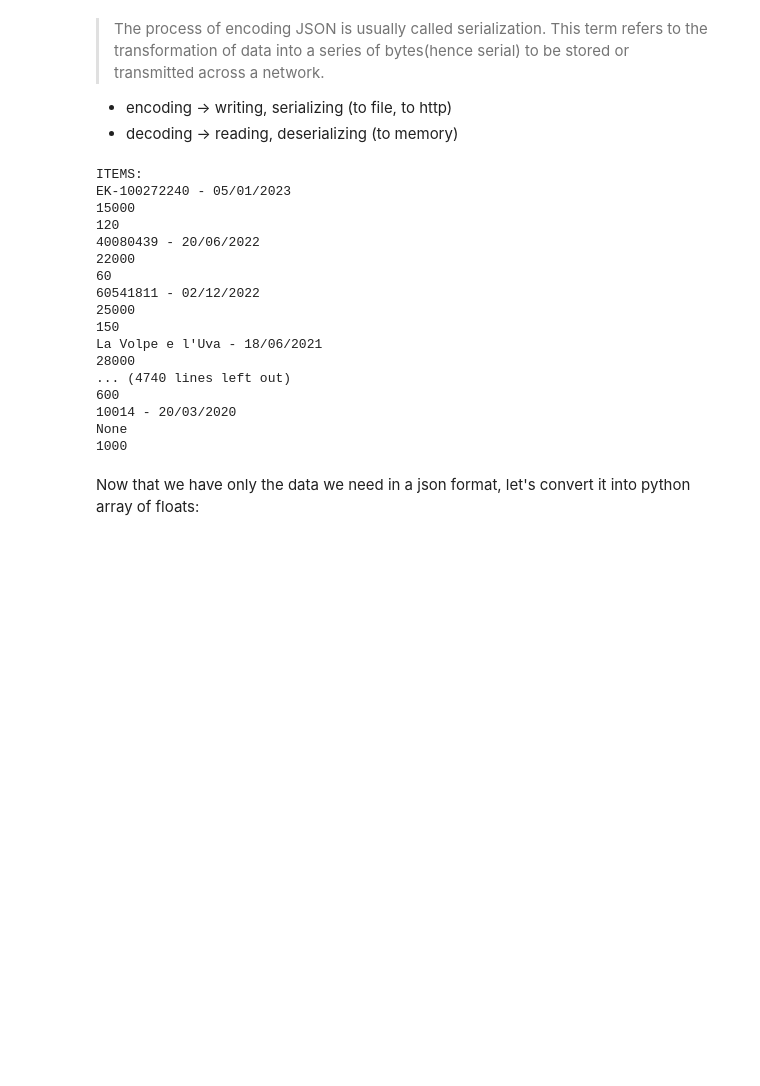
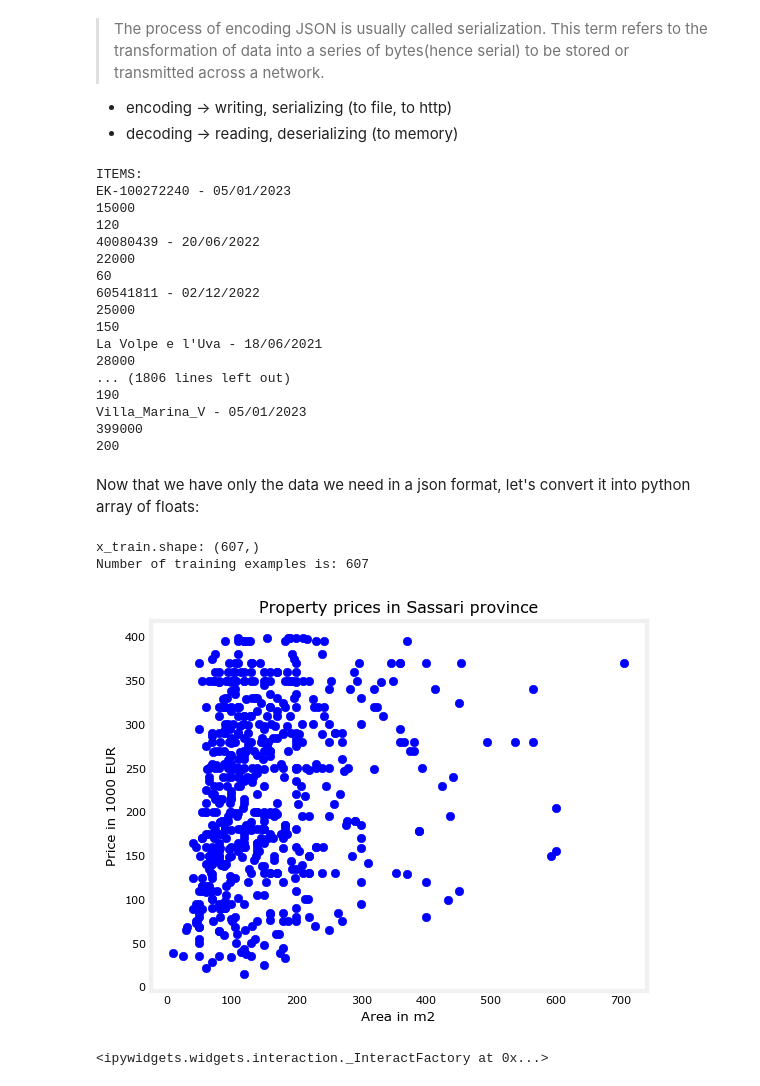
Before and after one commit to MaciejReimann/harvesters, a Jupyter notebook: src/ml-experiments/linear_regression_sassari.ipynb, the cells around one changed output. Cells and saved outputs as stored; diff of their text form; code cells hidden in the pictures; blank space fills up the shorter version.

Commit message:
add interactive

```diff
--- a/src/ml-experiments/linear_regression_sassari.ipynb
+++ b/src/ml-experiments/linear_regression_sassari.ipynb
@@ -178,14 +196,7 @@ class RealEstate:
 # find commas, flats, integers in a string:
 p = '[\d]+[.,\d]+|[\d]*[.][\d]+|[\d]+'
 
-def parse_price(value):
-    if re.search(p, value) is not None:
-        for catch in re.finditer(p, value):
-            without_dot = str(catch[0]).replace(".", "")
-            return int(without_dot)
-
-
-def parse_area(value):
+def parse_str_with_int(value):
     if re.search(p, value) is not None:
         for catch in re.finditer(p, value):
             without_dot = str(catch[0]).replace(".", "")
@@ -203,14 +214,16 @@ for counter, item in enumerate(parsed_json):
             real_estate.set_id(feature["value"])
 
         if is_price(feature):
-            price = parse_price(feature["value"])
+            price = parse_str_with_int(feature["value"])
             real_estate.set_price(price)
 
         if is_area(feature):
-            area = parse_area(feature["value"])
+            area = parse_str_with_int(feature["value"])
             real_estate.set_area(area)
 
-    items.append(real_estate)
+    if real_estate.get_price() is not None and real_estate.get_area() is not None and real_estate.get_area() < 2000 and real_estate.get_price() < 400000:
+        items.append(real_estate)
+
 
 
 print("ITEMS: ")
@@ -231,10 +244,14 @@ EK-100272240 - 05/01/2023
 150
 La Volpe e l'Uva - 18/06/2021
 28000
-... (4740 lines left out)
-600
-10014 - 20/03/2020
-None
-1000
+... (1806 lines left out)
+190
+Villa_Marina_V - 05/01/2023
+399000
+200
+# %%
+# create lists of numbers
+areas = list(map(lambda x: x.get_area(), items))
+prices = list(map(lambda x: x.get_price() / 1000, items))
 # %% [markdown]
 Now that we have only the data we need in a json format, let's convert it into python array of floats:
@@ -244,0 +258,48 @@ y_training_examples = np.array([300.0, 500.0])   # stores targets
+# %%
+# Load our data set
+x_training_examples = numpy.array(areas)   # stores features
+y_training_examples = numpy.array(prices)   # stores targets
+
+
+# m is the number of training examples
+print(f"x_train.shape: {x_training_examples.shape}")
+m = x_training_examples.shape[0]
+
+if (m != y_training_examples.shape[0]):
+    raise Exception("Number of features must be equal to number of targets")
+
+print(f"Number of training examples is: {m}")
+# %% [output]
+x_train.shape: (607,)
+Number of training examples is: 607
+# %%
+plot.scatter(x_training_examples, y_training_examples, marker="o", c="b")
+plot.title("Property prices in Sassari province")
+plot.xlabel("Area in m2")
+plot.ylabel("Price in 1000 EUR")
+
+plot.show()
+# %% [output]
+[figure, added]
+# %%
+w_range = numpy.array([200-200, 200+200])
+
+def plot_dynamically(x_training_examples, y_training_examples):
+    w_range = numpy.array([200-200, 200+200])
+    w_values = numpy.arange(*w_range, 5)
+    b = 100
+
+    costs = []
+    for w_value in w_values:
+        cost = compute_cost(x_training_examples, y_training_examples, w_value, b)
+
+
+
+    interact(w=(*w_range, 10), continuous_update=False)
+
+
+plot_dynamically(x_training_examples, y_training_examples)
+
+interact(w=(*w_range, 10), continuous_update=False)
+# %% [output]
+<ipywidgets.widgets.interaction._InteractFactory at 0x...>
```
Also changed, not shown: parts of 4 cells of this notebook.
